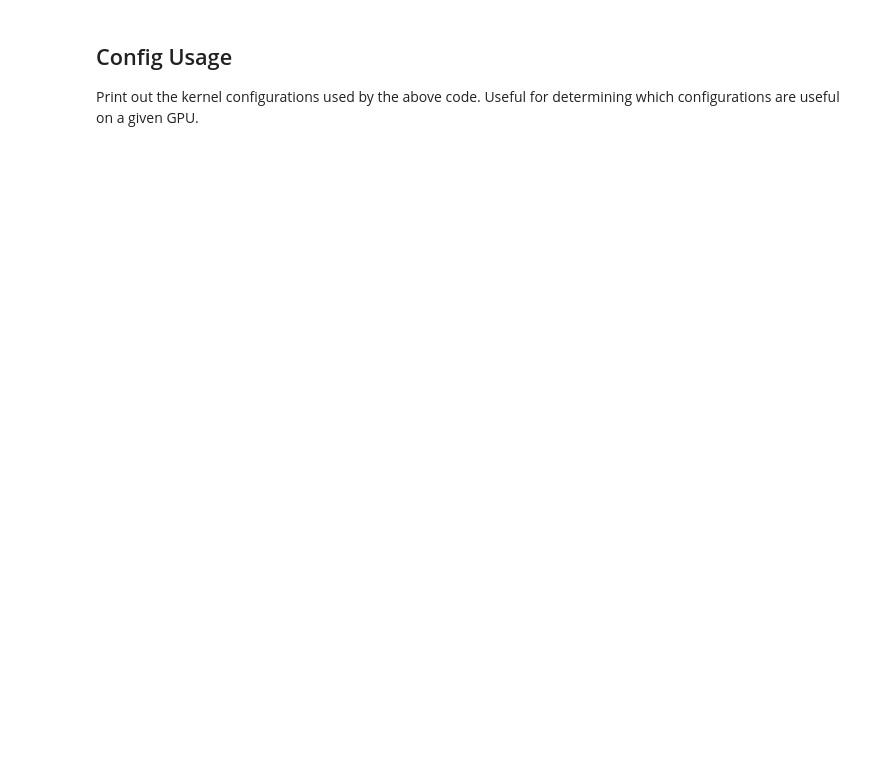
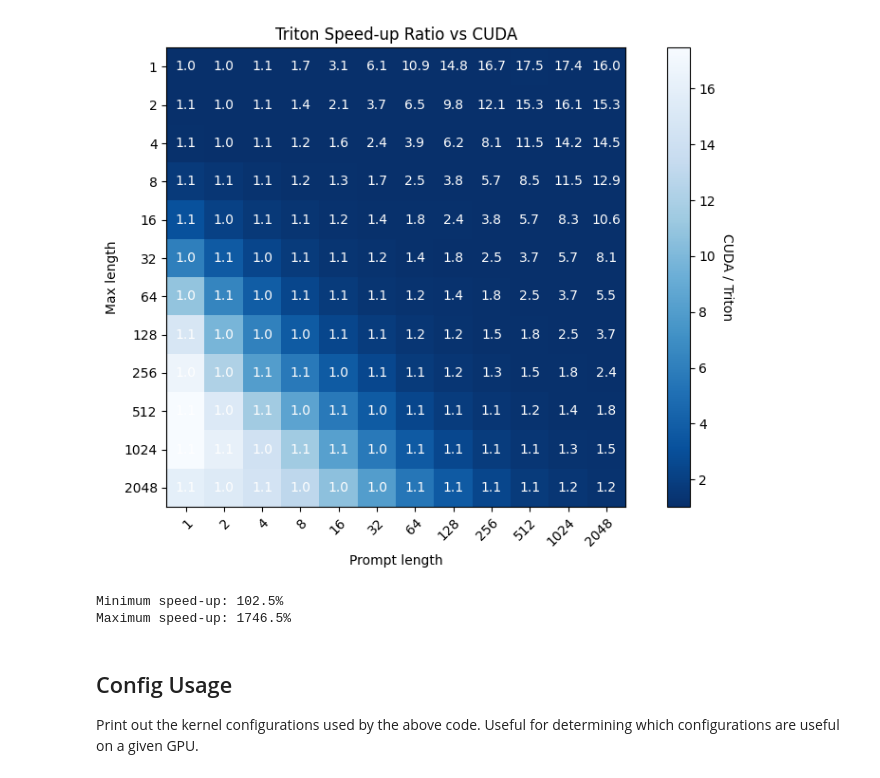
Before and after one commit to fpgaminer/GPTQ-triton, a Jupyter notebook: Benchmark.ipynb, the cells around one changed output. Saved outputs shown, nothing was run; the diff lists cells and outputs as text; code cells hidden in the pictures; blank space fills up the shorter version.

```diff
--- a/Benchmark.ipynb
+++ b/Benchmark.ipynb
@@ -180,3 +315,54 @@ matmul:
+# %%
+def read_results(filename):
+	with open(filename, 'r') as f:
+		results = [json.loads(line) for line in f]
+		results = sorted(results, key=lambda x: (x['prompt_length'], x['max_length']))
+	return results
+
+
+# Read the results
+triton_results = read_results('results-triton.jsonl')
+cuda_results = read_results('results-cuda.jsonl')
+
+# Results as a 2D heatmap
+x = sorted(list(set(a['prompt_length'] for a in triton_results)))
+y = sorted(list(set(a['max_length'] for a in triton_results)))
+
+z1 = lambda x, y: next(a for a in triton_results if a['prompt_length'] == x and a['max_length'] == y)['average_time']
+z2 = lambda x, y: next(a for a in cuda_results if a['prompt_length'] == x and a['max_length'] == y)['average_time']
+z = lambda x, y: z2(x, y) / z1(x, y)
+
+# Draw a heatmap with numeric values in each cell
+f, ax = plt.subplots(figsize=(9, 6))
+im = ax.imshow([[z(i, j) for j in y] for i in x], cmap='Blues_r')
+
+cbar = ax.figure.colorbar(im, ax=ax)
+cbar.ax.set_ylabel('CUDA / Triton', rotation=-90, va="bottom")
+
+ax.set_xticks(np.arange(len(x)), labels=x)
+ax.set_yticks(np.arange(len(y)), labels=y)
+
+plt.setp(ax.get_xticklabels(), rotation=45, ha="right", rotation_mode="anchor")
+
+for i in range(len(x)):
+	for j in range(len(y)):
+		text = ax.text(i, j, f'{z(x[i], y[j]):.1f}', ha="center", va="center", color="w")
+
+# Label axes
+ax.set_xlabel('Prompt length')
+ax.set_ylabel('Max length')
+
+ax.set_title("Triton Speed-up Ratio vs CUDA")
+f.tight_layout()
+plt.show()
+
+# Print some stats
+print(f"Minimum speed-up: {(min(z(i, j) for i in x for j in y) * 100):.1f}%")
+print(f"Maximum speed-up: {(max(z(i, j) for i in x for j in y) * 100):.1f}%")
+# %% [output]
+[figure, added]
+Minimum speed-up: 102.5%
+Maximum speed-up: 1746.5%
 # %% [markdown]
 ## Config Usage
 Print out the kernel configurations used by the above code.  Useful for determining which configurations are useful on a given GPU.
```
Also changed, not shown: parts of 10 cells of this notebook, 7 other files.
